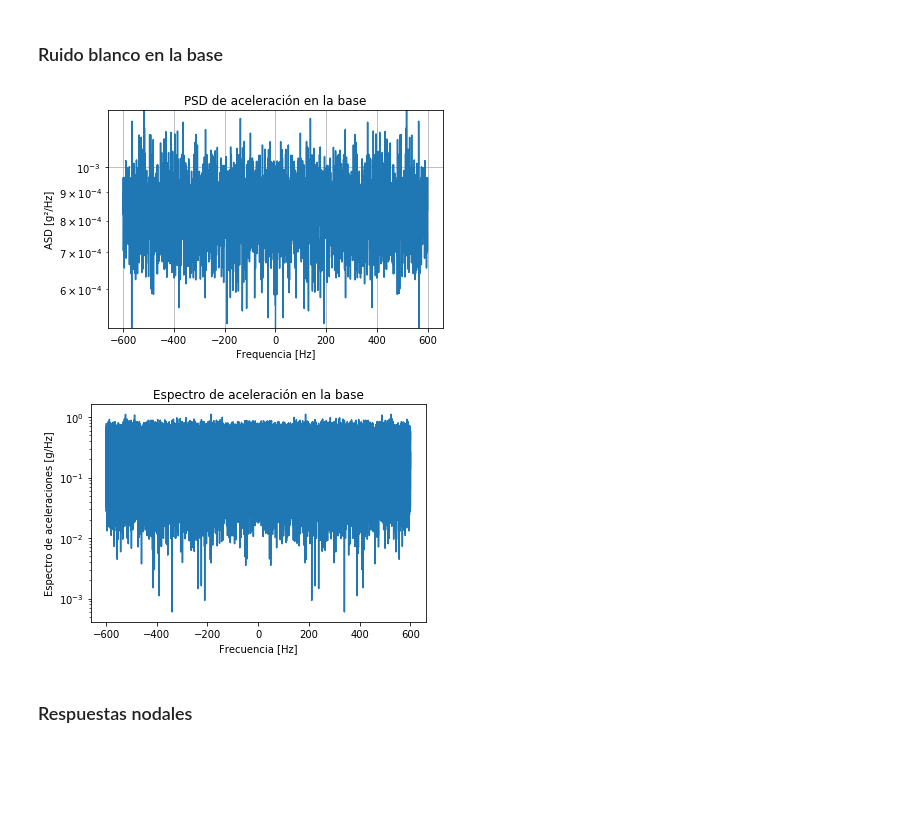
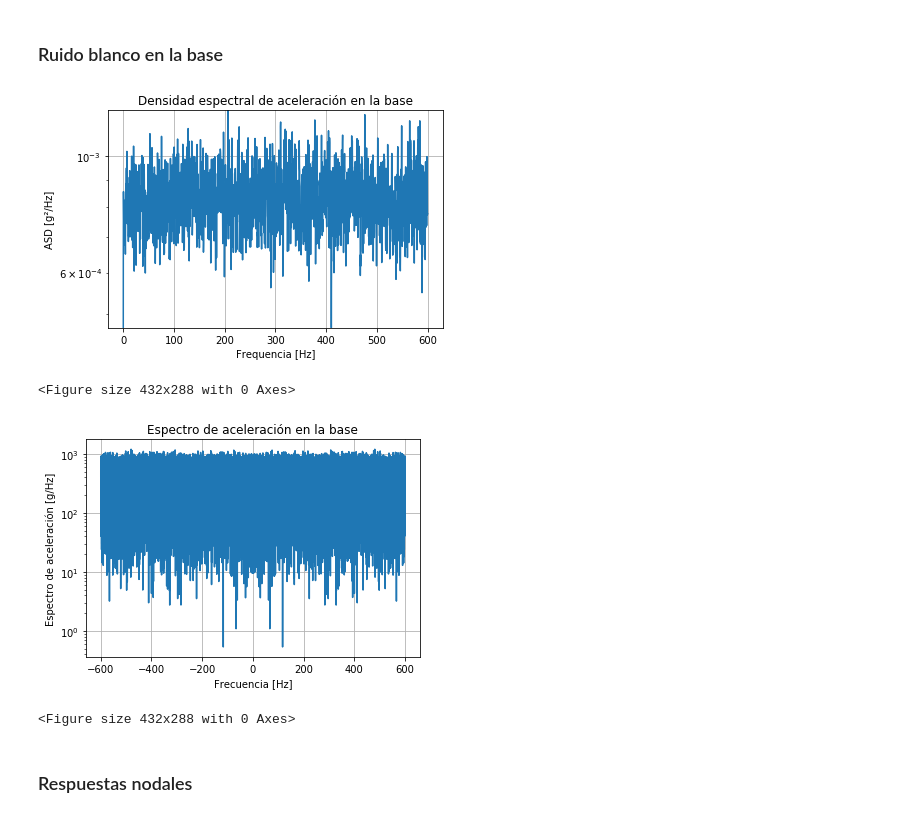
Before and after one commit to rafadodo/atelier, a Jupyter notebook: ema_vs_oma_full.ipynb, the cells around one changed output. Saved outputs shown, nothing was run; the diff lists cells and outputs as text; code cells hidden in the pictures; blank space fills up the shorter version.

```diff
--- a/ema_vs_oma_full.ipynb
+++ b/ema_vs_oma_full.ipynb
@@ -126,41 +99,40 @@ Ug_time = g_rms * np.random.normal(size=len(t))
 # %%
 # PSD de aceleraciones en la base
 nperseg = 4096
 Ug_psd_freq, Ug_psd = signal.welch(Ug_time,
                       fs=f_s, # sample rate
                       window='hamming', # apply a Hanning window before taking the DFT
                       nperseg=nperseg, # compute periodograms of 256-long segments of x
                       detrend='constant', # detrend x by subtracting the mean)
                       return_onesided=False)
 
 plt.figure()
-plt.semilogy(Ug_psd_freq, Ug_psd)
-plt.title('PSD de aceleración en la base')
+plt.semilogy(Ug_psd_freq[:len(Ug_psd)//2], Ug_psd[:len(Ug_psd)//2])
+plt.title('Densidad espectral de aceleración en la base')
 plt.ylim([np.min(Ug_psd[1:]), np.max(Ug_psd[1:])])
 plt.xlabel('Frequencia [Hz]')
 plt.ylabel('ASD [g²/Hz]')
 plt.grid()
 plt.show()
+plt.savefig('PSD_Ug.png')
 # %% [output]
-[figure, old version]
+[figure, new version]
+<Figure size 432x288 with 0 Axes>
 # %%
 # Transformada de Fourier de aceleraciones en la base
-Ug_fft_twosided = np.fft.fft(Ug_time) * delta_t
-Ug_fft_freq_twosided = np.fft.fftfreq(len(t), d=delta_t)
-# onesided_2kHz_size = len(Ug_fft_twosided)//4
-# delta_t_2kHz = delta_t * 2
-# Ug_fft_freq = Ug_fft_freq_twosided[:onesided_2kHz_size]
-# Ug_fft = 2*Ug_fft_twosided[:onesided_2kHz_size]
-Ug_fft = Ug_fft_twosided
-Ug_fft_freq = Ug_fft_freq_twosided
+Ug_fft = np.fft.fft(Ug_time)
+Ug_fft_freq= np.fft.fftfreq(len(t), d=delta_t)
 plt.figure()
 plt.semilogy(Ug_fft_freq, abs(Ug_fft))
 plt.title('Espectro de aceleración en la base')
 plt.xlabel('Frecuencia [Hz]')
-plt.ylabel('Espectro de aceleraciones [g/Hz]')
+plt.ylabel('Espectro de aceleración [g/Hz]')
+plt.grid()
 plt.show()
+plt.savefig('FFT_Ug.png')
 # %% [output]
-[figure, old version]
+[figure, new version]
+<Figure size 432x288 with 0 Axes>
 # %% [markdown]
 ### Respuestas nodales
 # %%
```
Also changed, not shown: parts of 48 cells of this notebook, 6 other files.
